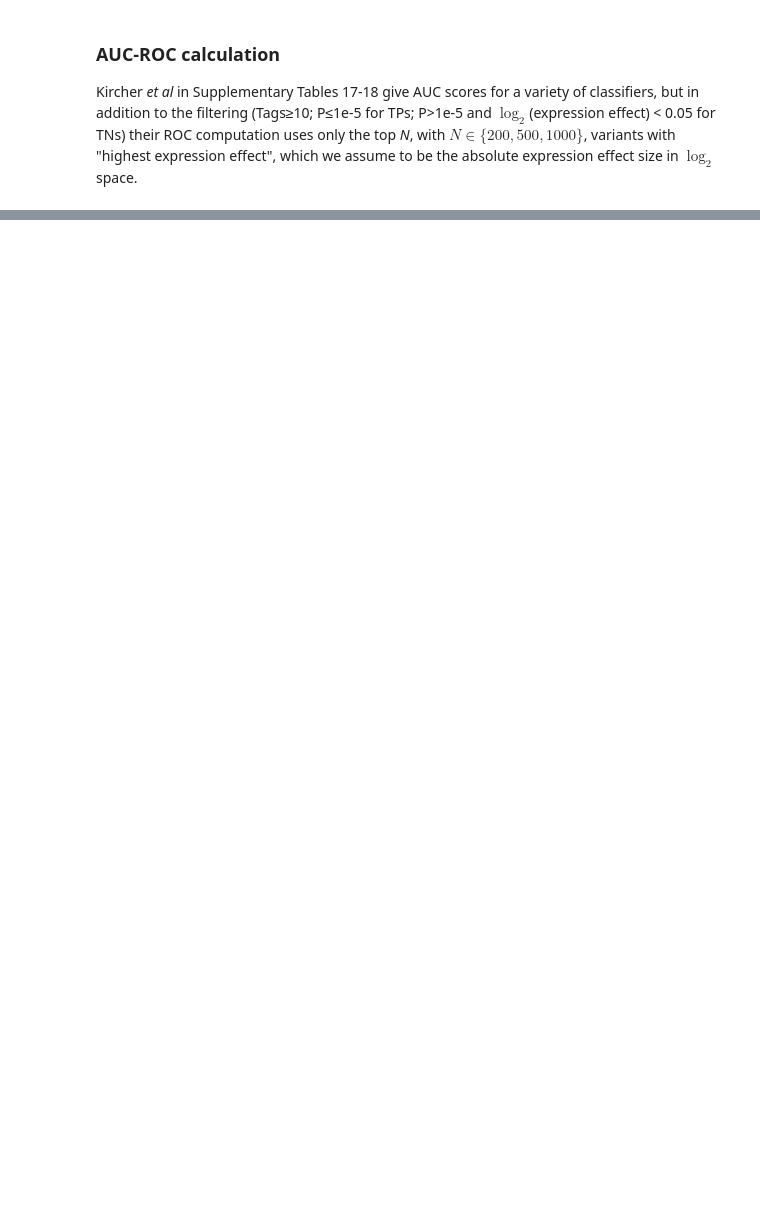
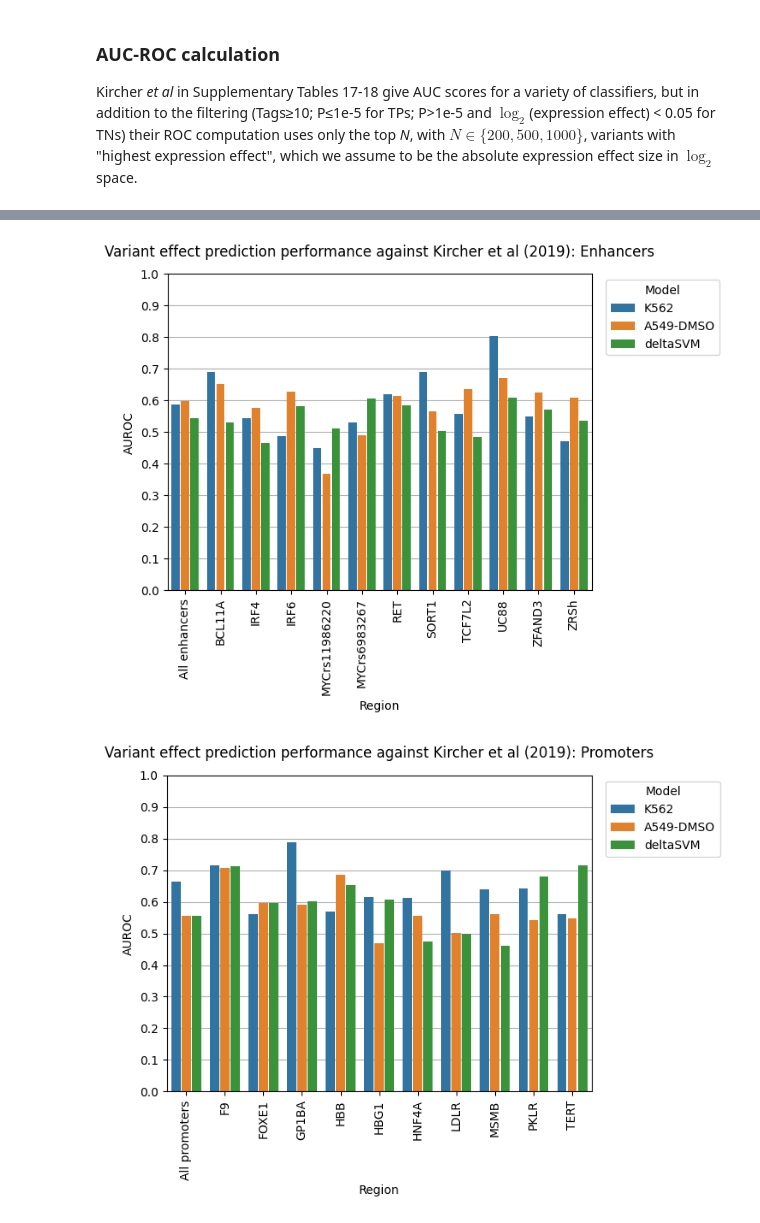
Before and after one commit to Duke-IGVF/BlueSTARR-viz, a Jupyter notebook: preds/Model-benchmarking.ipynb, the cells around one changed output, grey strips where cells are left out. Drawn from its saved outputs; the diff is of its cells as text; code cells hidden in the pictures; blank space fills up the shorter version.

```diff
--- a/preds/Model-benchmarking.ipynb
+++ b/preds/Model-benchmarking.ipynb
@@ -168,0 +204,12 @@ _ = ax.set_title('Variant effect prediction performance against Kircher et al (2
+# %%
+def generate_aucs_by(bk_dfs: dict, subset_by: str = 'region', all_name: str = 'All data'):
+    rowtuple = namedtuple('AUCresult', ['model', 'subset', 'auroc'])
+    subset_keys = np.insert(np.sort(next(iter(bk_dfs.values()))[subset_by].unique()), 0, [all_name])
+    for model, bk_df in bk_dfs.items():
+        for subset_key in subset_keys:
+            if subset_key == all_name:
+                subset = bk_df
+            else:
+                subset = bk_df[bk_df[subset_by] == subset_key]
+            auc = roc_auc_score(subset['label'], subset['log2FC'].abs())
+            yield rowtuple(model=model, subset=subset_key, auroc=auc)
@@ -168,0 +222,20 @@ _ = ax.set_title('Variant effect prediction performance against Kircher et al (2
+# %%
+for region_type in np.sort(next(iter(bk_dfs.values()))['region_type'].unique()):
+    # change bk_dfs.items() to bk_dfs_filtered.items() if you want to exclude regions filtered out
+    sub_dfs = {k: df[df['region_type'] == region_type] for k, df in bk_dfs.items()}
+    sub_aucs = pd.DataFrame(generate_aucs_by(sub_dfs, subset_by='region', all_name=f'All {region_type.lower()}'))
+    ax = sns.barplot(data=sub_aucs, x='subset', y='auroc', hue='model', gap=0.1)
+    ax.set_ylabel('AUROC')
+    ax.set_xlabel('Region')
+    ax.set_ylim(0, 1)
+    ax.set_yticks(np.arange(0, 1.01, 0.1, ))
+    ax.tick_params(axis='x', labelrotation=90)
+    ax.yaxis.grid(True)
+    ax.set_axisbelow(True)
+    ax.legend(title='Model', bbox_to_anchor=(1.02, 1), loc='upper left')
+    _ = ax.set_title(f'Variant effect prediction performance against Kircher et al (2019): {region_type}', pad=15)
+    plt.show()
+    plt.close()
+# %% [output]
+[figure, added]
+[figure, added]
```
Also changed, not shown: parts of 14 cells of this notebook.
